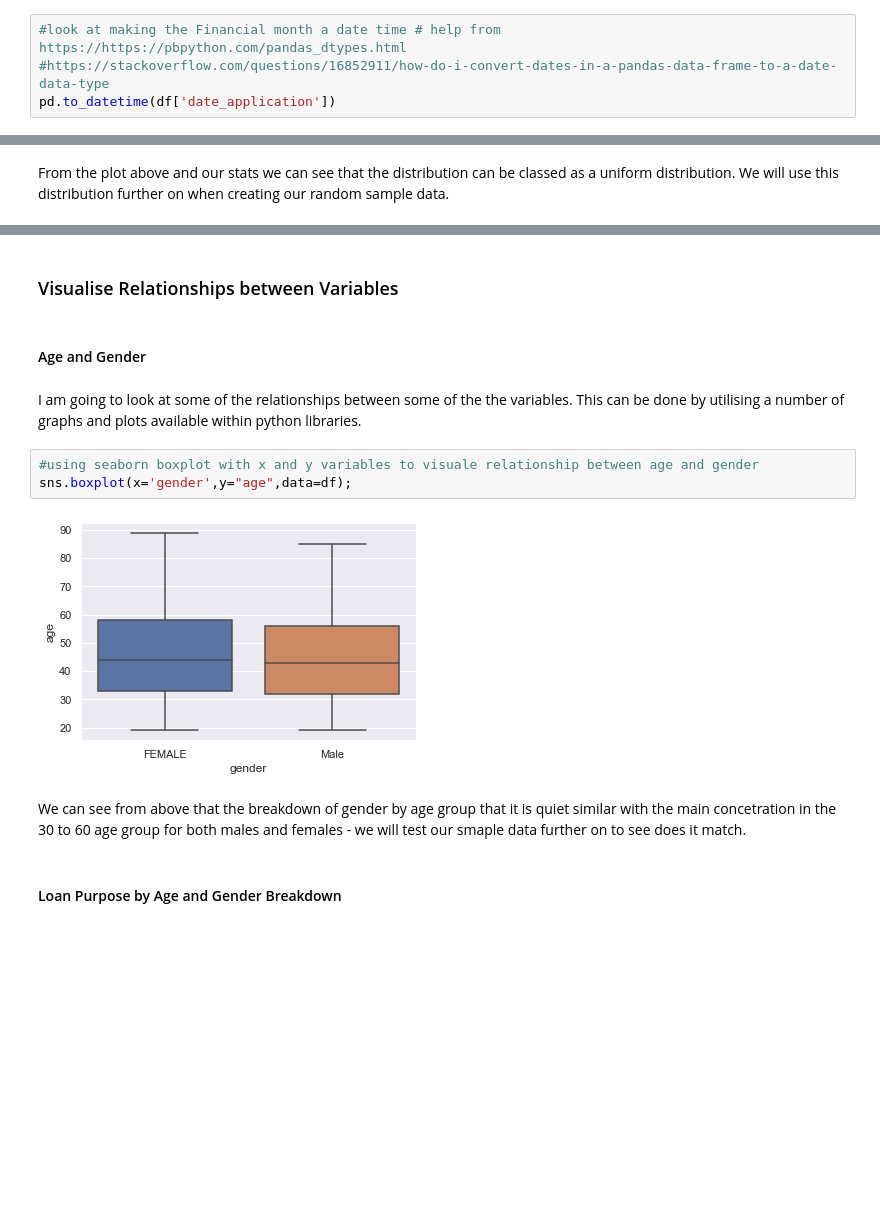
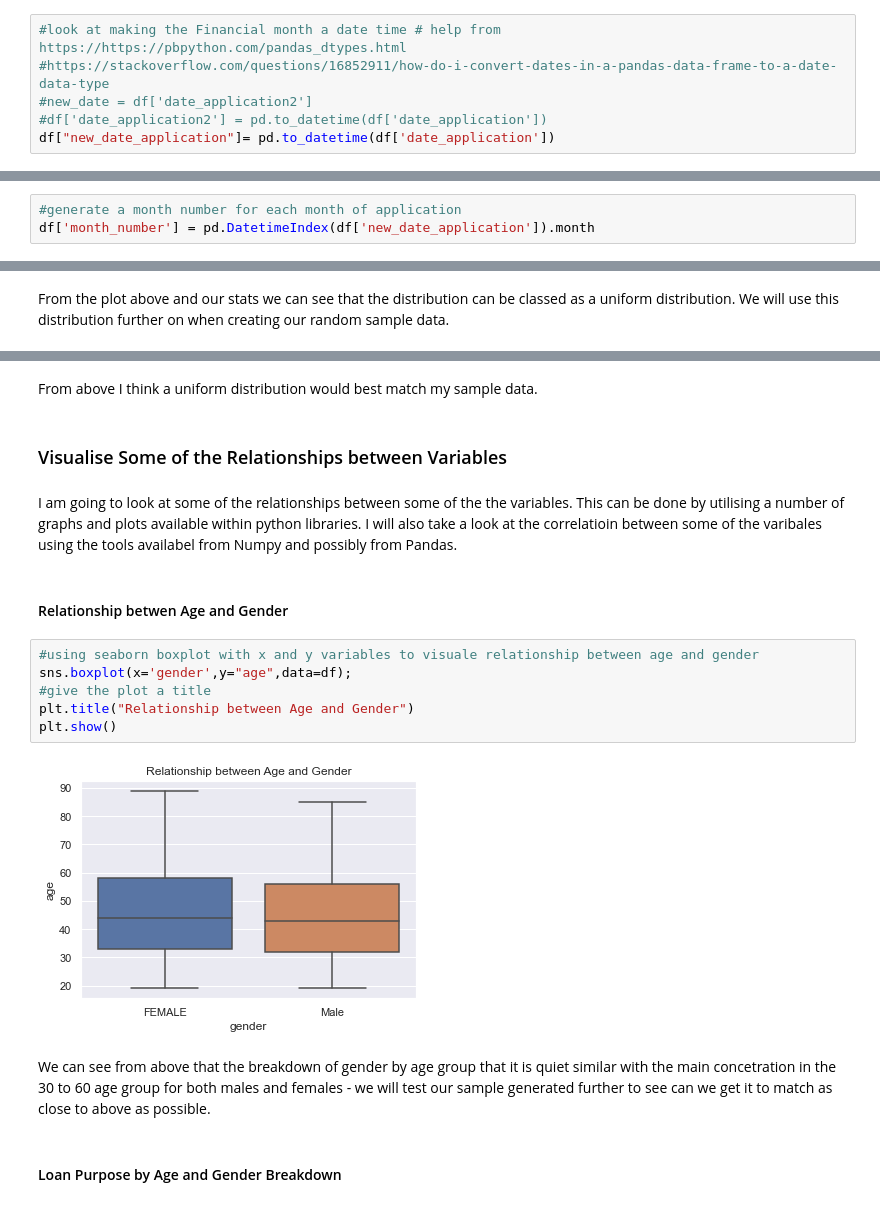
Before and after one commit to brendantipp/sem2_prog_data_analysis_project, a Jupyter notebook: product_analysis.ipynb, the cells around one changed output, grey strips where cells are left out. Drawn from its saved outputs; the diff is of its cells as text; blank space fills up the shorter version.

```diff
--- a/product_analysis.ipynb
+++ b/product_analysis.ipynb
@@ -142,4 +141,6 @@ Looking at the above results we can assertain that we need to covert the date of
 # %%
 #look at making the Financial month a date time # help from https://https://pbpython.com/pandas_dtypes.html
 #https://stackoverflow.com/questions/16852911/how-do-i-convert-dates-in-a-pandas-data-frame-to-a-date-data-type
-pd.to_datetime(df['date_application'])
+#new_date = df['date_application2']
+#df['date_application2'] = pd.to_datetime(df['date_application'])
+df["new_date_application"]= pd.to_datetime(df['date_application'])
@@ -237,3 +235,6 @@ Ok as we can see from above by changing some of our data types from objects to c
+# %%
+#generate a month number for each month of application
+df['month_number'] = pd.DatetimeIndex(df['new_date_application']).month
 # %% [markdown]
 ## Reviewing the data to figure out the types of distributions
 
@@ -327,16 +356,21 @@ From the plot above and our stats we can see that the distribution can be classe
+# %% [markdown]
+From above I think a uniform distribution would best match my sample data.
 # %% [markdown]
-### Visualise Relationships between Variables
+### Visualise Some of the Relationships between Variables
+# %% [markdown]
+I am going to look at some of the relationships between some of the the variables. This can be done by utilising a number of graphs and plots available within python libraries. I will also take a look at the correlatioin between some of the varibales using the tools availabel from Numpy and possibly from Pandas.
 # %% [markdown]
-#### Age and Gender
+#### Relationship betwen Age and Gender
-# %% [markdown]
-I am going to look at some of the relationships between some of the the variables. This can be done by utilising a number of graphs and plots available within python libraries.
 # %%
 #using seaborn boxplot with x and y variables to visuale relationship between age and gender
 sns.boxplot(x='gender',y="age",data=df);
+#give the plot a title
+plt.title("Relationship between Age and Gender")
+plt.show()
 # %% [output]
-[figure, old version]
+[figure, new version]
 # %% [markdown]
-We can see from above that the breakdown of gender by age group that it is quiet similar with the main concetration in the 30 to 60 age group for both males and females - we will test our smaple data further on to see does it match.
+We can see from above that the breakdown of gender by age group that it is quiet similar with the main concetration in the 30 to 60 age group for both males and females - we will test our sample generated further to see can we get it to match as close to above as possible.
 # %% [markdown]
 #### Loan Purpose by Age and Gender Breakdown
 # %%
```
Also changed, not shown: parts of 47 cells of this notebook.
